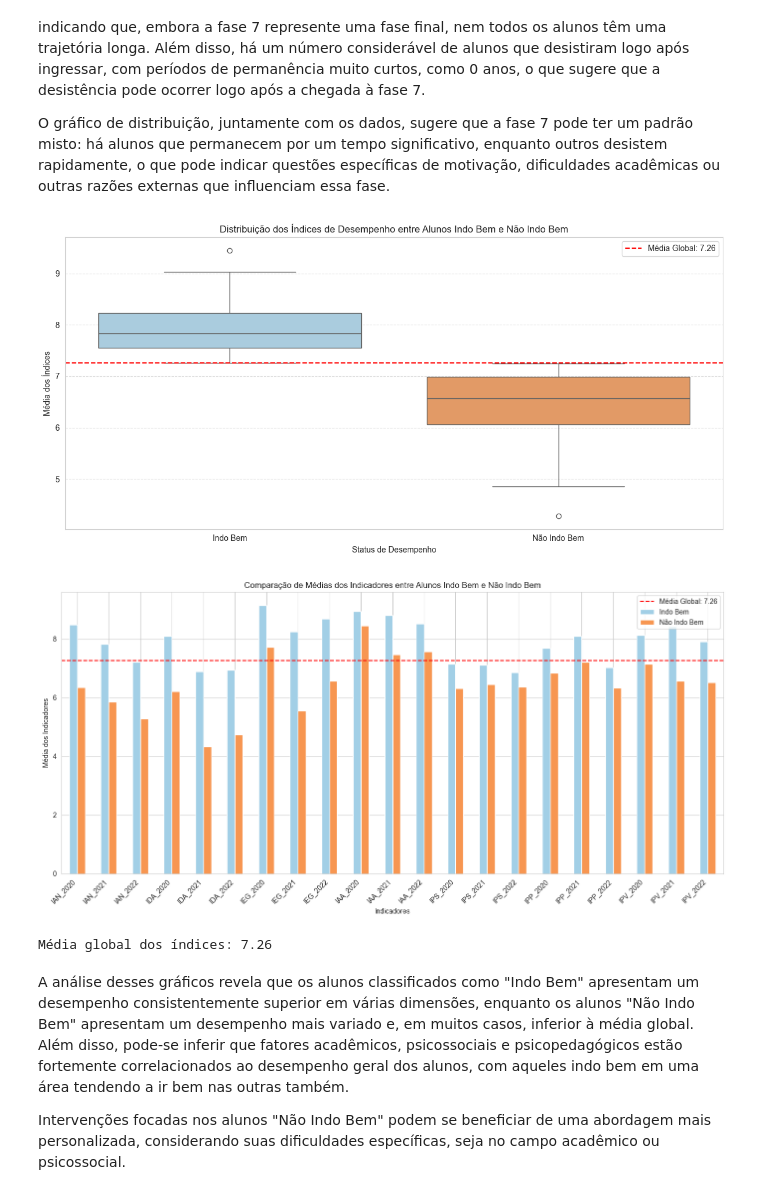
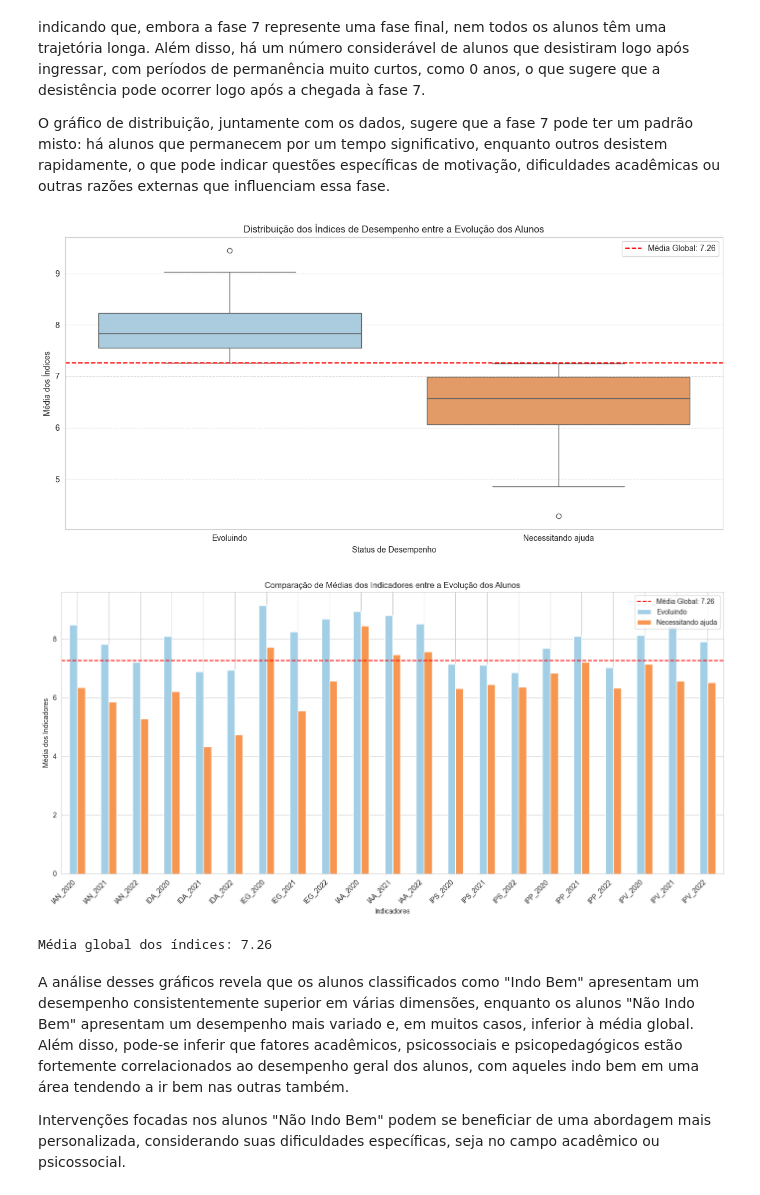
Before and after one commit to Tamireees/Datathon-Projeto-Passos-Magicos, a Jupyter notebook: notebook/Passos_Magicos_dataset.ipynb, the cells around one changed output. Drawn from its saved outputs; the diff is of its cells as text; code cells hidden in the pictures.

```diff
--- a/notebook/Passos_Magicos_dataset.ipynb
+++ b/notebook/Passos_Magicos_dataset.ipynb
@@ -1088,38 +1069,38 @@ indices = ['IAN_2020', 'IAN_2021', 'IAN_2022', 'IDA_2020', 'IDA_2021', 'IDA_2022
 df_ativos['MEDIA_INDICES'] = df_ativos[indices].mean(axis=1)
 
 media_global = df_ativos[indices].stack().mean()
 limite_bem = media_global
 
-df_ativos['STATUS_DESEMPENHO'] = ['Indo Bem' if x > limite_bem else 'Não Indo Bem' for x in df_ativos['MEDIA_INDICES']]
+df_ativos['STATUS_DESEMPENHO'] = ['Evoluindo' if x > limite_bem else 'Necessitando ajuda' for x in df_ativos['MEDIA_INDICES']]
 df_comparacao = df_ativos.groupby('STATUS_DESEMPENHO')[indices].mean()
 
 # comparações entre os grupos
 plt.figure(figsize=(12, 6))
 sns.boxplot(data=df_ativos, x='STATUS_DESEMPENHO', y='MEDIA_INDICES', palette=['#A2CFE6', '#F79651'])
-plt.title('Distribuição dos Índices de Desempenho entre Alunos Indo Bem e Não Indo Bem', fontsize=12)
+plt.title('Distribuição dos Índices de Desempenho entre a Evolução dos Alunos', fontsize=12)
 plt.xlabel('Status de Desempenho', fontsize=10)
 plt.ylabel('Média dos Índices', fontsize=10)
 plt.axhline(y=media_global, color='red', linestyle='--', label=f'Média Global: {media_global:.2f}')
 plt.legend()
 plt.grid(axis='y', linestyle='--', alpha=0.7)
 plt.tight_layout()
 plt.show()
 
 # omparações entre indicadores
 df_comparacao.T.plot(kind='bar', figsize=(14, 7), color=['#A2CFE6', '#F79651'])
-plt.title('Comparação de Médias dos Indicadores entre Alunos Indo Bem e Não Indo Bem', fontsize=12)
+plt.title('Comparação de Médias dos Indicadores entre a Evolução dos Alunos', fontsize=12)
 plt.ylabel('Média dos Indicadores', fontsize=10)
 plt.xlabel('Indicadores', fontsize=10)
 plt.xticks(rotation=45, ha='right')
 plt.axhline(y=media_global, color='red', linestyle='--', label=f'Média Global: {media_global:.2f}')
 plt.legend()
 plt.tight_layout()
 plt.show()
 
 print(f"Média global dos índices: {media_global:.2f}")
 # %% [output]
-[figure, old version]
+[figure, new version]
-[figure, old version]
+[figure, new version]
 Média global dos índices: 7.26
 # %% [markdown]
 A análise desses gráficos revela que os alunos classificados como "Indo Bem" apresentam um desempenho consistentemente superior em várias dimensões, enquanto os alunos "Não Indo Bem" apresentam um desempenho mais variado e, em muitos casos, inferior à média global.
```
Also changed, not shown: parts of 8 cells of this notebook.
